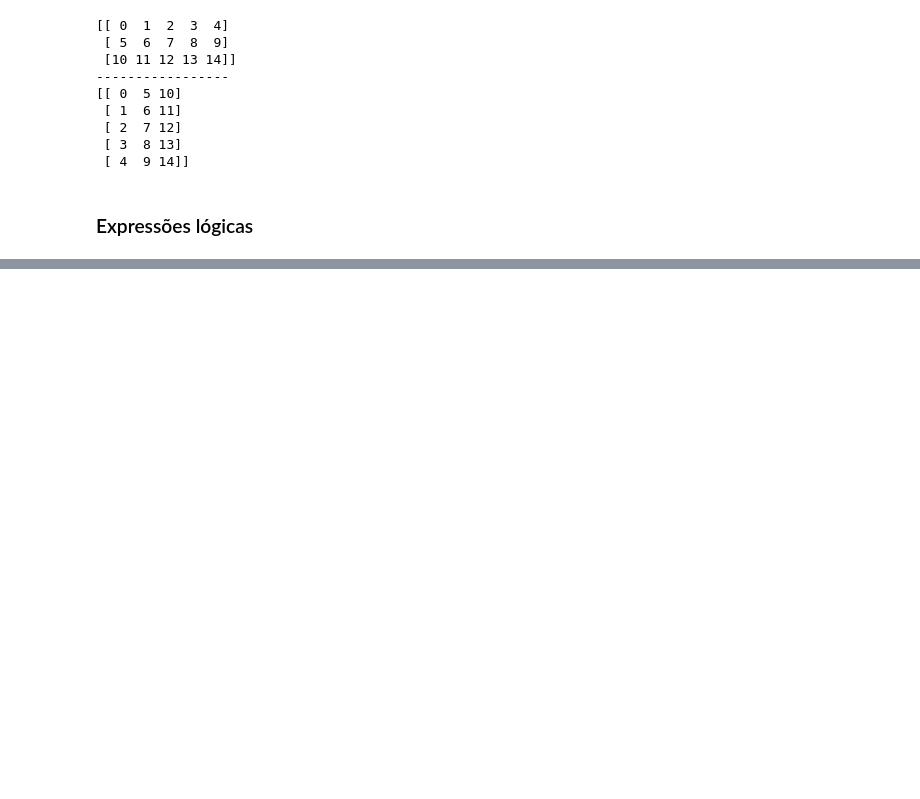
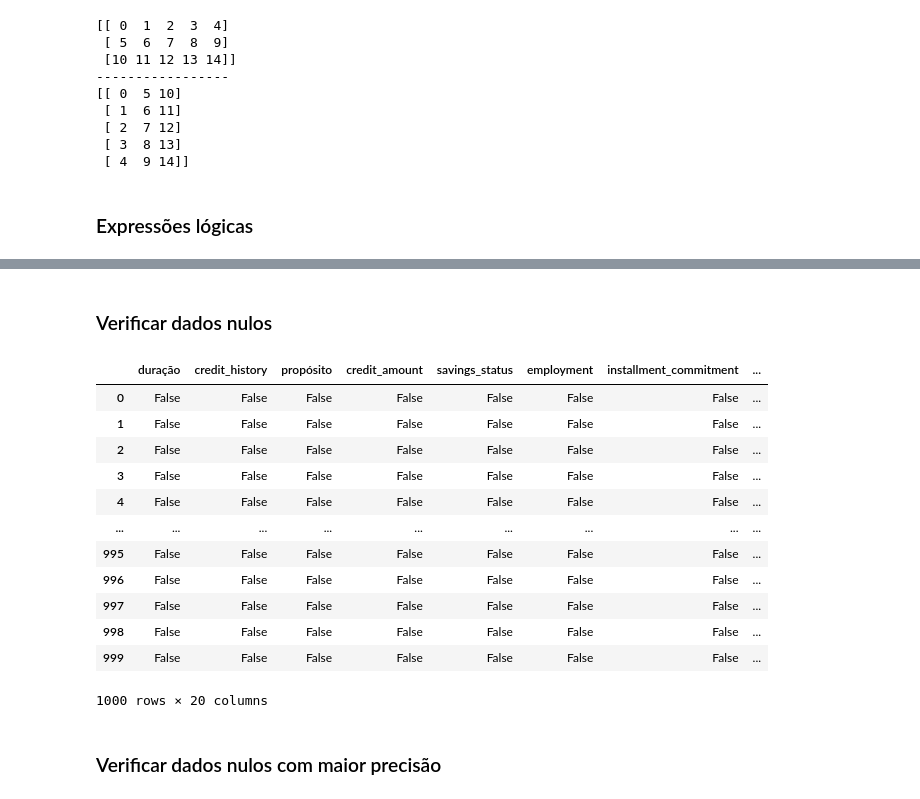
Before and after one commit to DiegoRCarvalho/analise-de-dados-python, a Jupyter notebook: analise_dados_python.ipynb, the cells around one changed output, grey strips where cells are left out. Drawn from its saved outputs; the diff is of its cells as text; code cells hidden in the pictures; blank space fills up the shorter version.

```diff
--- a/analise_dados_python.ipynb
+++ b/analise_dados_python.ipynb
@@ -752,0 +999,3 @@ print(z)
+# %%
+dados.rename(columns={"duration":"duração","purpose":"propósito"},inplace=True)
+dados.head(2)
@@ -752,0 +1009,4 @@ print(z)
+# %%
+dados.drop('checking_status',axis=1,inplace=True)
+print(dados)
+dados.head(2)
@@ -752,0 +1034,20 @@ print(z)
+# %% [markdown]
+### <a>Verificar dados nulos</a>
+# %%
+dados.isnull()
+# %% [output]
+|  | duração | credit_history | propósito | credit_amount | savings_status | employment | installment_commitment | ... |
+| 0 | False | False | False | False | False | False | False | ... |
+| 1 | False | False | False | False | False | False | False | ... |
+| 2 | False | False | False | False | False | False | False | ... |
+| 3 | False | False | False | False | False | False | False | ... |
+| 4 | False | False | False | False | False | False | False | ... |
+| ... | ... | ... | ... | ... | ... | ... | ... | ... |
+| 995 | False | False | False | False | False | False | False | ... |
+| 996 | False | False | False | False | False | False | False | ... |
+| 997 | False | False | False | False | False | False | False | ... |
+| 998 | False | False | False | False | False | False | False | ... |
+| 999 | False | False | False | False | False | False | False | ... |
+1000 rows × 20 columns
+# %% [markdown]
+### <a>Verificar dados nulos com maior precisão</a>
```
Also changed, not shown: parts of 52 cells of this notebook.
